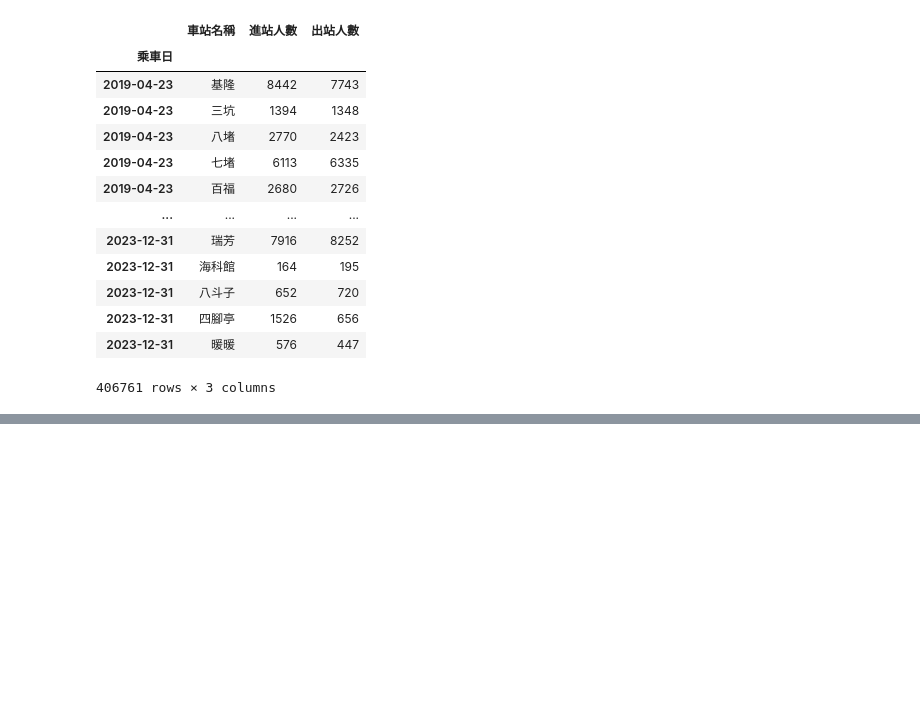
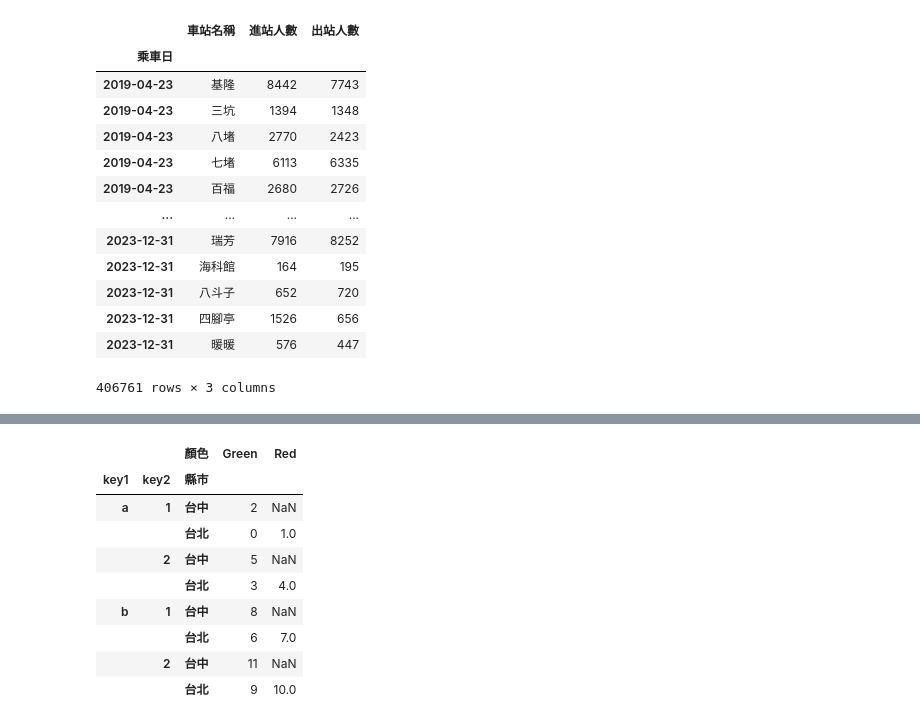
Before and after one commit to Oscar-Lee-20211298/__2024_07_29_AI_1_3_, a Jupyter notebook: lesson19.ipynb, the cells around one changed output, grey strips where cells are left out. Drawn from its saved outputs; the diff is of its cells as text; code cells hidden in the pictures; blank space fills up the shorter version.

```diff
--- a/lesson19.ipynb
+++ b/lesson19.ipynb
@@ -474,0 +516,8 @@ df_done1
+# %%
+import numpy as np
+import pandas as pd
+
+frame = pd.DataFrame(np.arange(12).reshape((4, 3)),
+                    index=[['a','a','b','b'],[1, 2, 1, 2]],
+                    columns=[['台北','台北','台中'],['Green','Red','Green']])
+frame
@@ -474,0 +531,4 @@ df_done1
+# %%
+frame.index.names = ['key1','key2']
+frame.columns.names = ['縣市','顏色']
+frame
@@ -474,0 +543,13 @@ df_done1
+# %%
+frame.stack(level='縣市')
+# %% [output]
+|  |  | 顏色 | Green | Red |
+| key1 | key2 | 縣市 |  |  |
+| a | 1 | 台中 | 2 | NaN |
+|  |  | 台北 | 0 | 1.0 |
+|  | 2 | 台中 | 5 | NaN |
+|  |  | 台北 | 3 | 4.0 |
+| b | 1 | 台中 | 8 | NaN |
+|  |  | 台北 | 6 | 7.0 |
+|  | 2 | 台中 | 11 | NaN |
+|  |  | 台北 | 9 | 10.0 |
```
Also changed, not shown: parts of 9 cells of this notebook, 8 other files.
